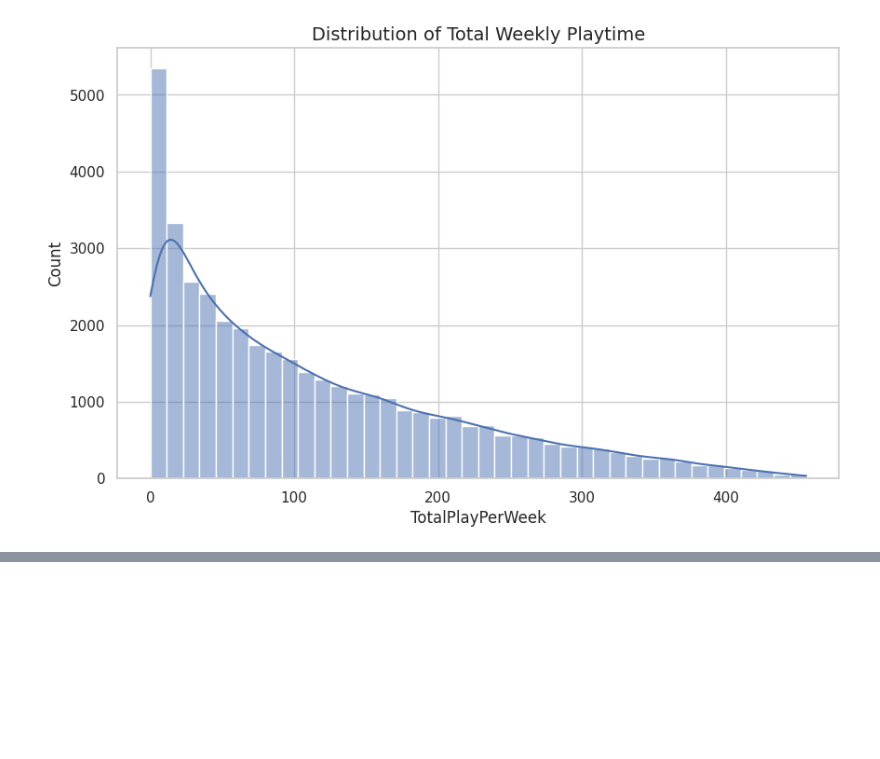
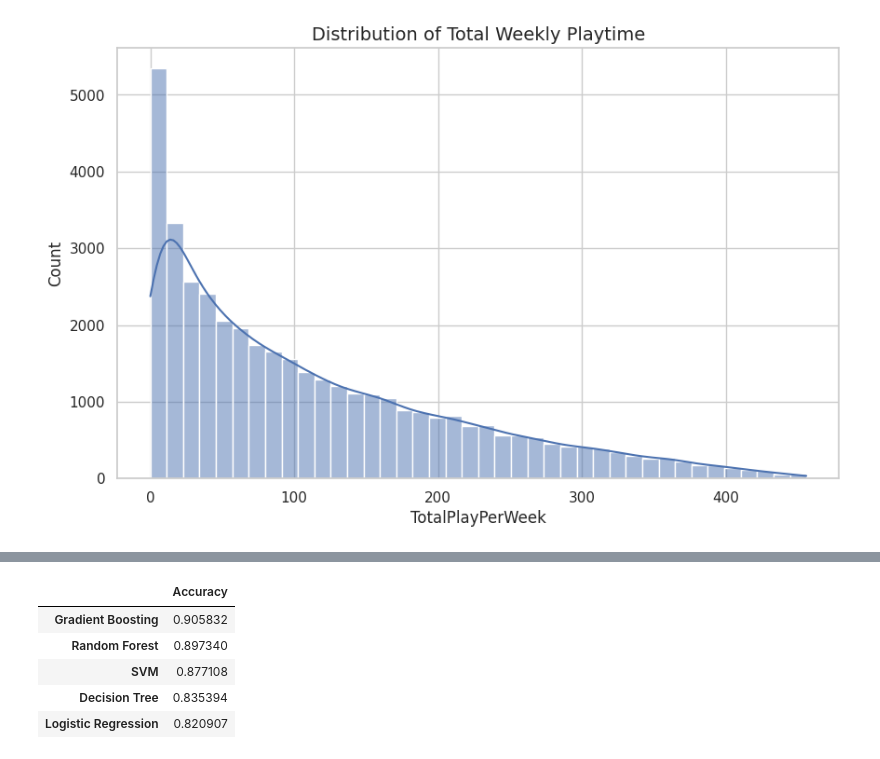
Before and after one commit to ajaynunna/Major-project---Online-gaming, a Jupyter notebook: Major_projects.ipynb, the cells around one changed output, grey strips where cells are left out. Cells and saved outputs as stored; diff of their text form; code cells hidden in the pictures; blank space fills up the shorter version.

```diff
--- a/Major_projects.ipynb
+++ b/Major_projects.ipynb
@@ -215,0 +466,19 @@ plt.show()
+# %%
+#Decision Tree Classifier
+
+from sklearn.tree import DecisionTreeClassifier
+from sklearn.metrics import accuracy_score, classification_report, confusion_matrix
+
+# Train model
+dt = DecisionTreeClassifier(random_state=42)
+dt.fit(X_train, y_train)
+
+# Predictions
+dt_pred = dt.predict(X_test)
+
+print(" Decision Tree Results:")
+print("Accuracy:", accuracy_score(y_test, dt_pred))
+print("\nClassification Report:\n", classification_report(y_test, dt_pred))
+
+# Confusion Matrix
+print("\nConfusion Matrix:\n", confusion_matrix(y_test, dt_pred))
@@ -215,0 +505,30 @@ plt.show()
+# %%
+# Compare All Models
+
+
+from sklearn.metrics import accuracy_score
+
+# Ensure all predictions exist before comparison
+
+model_performance = {
+    "Logistic Regression": accuracy_score(y_test, y_pred_lr),
+    "Decision Tree": accuracy_score(y_test, dt_pred),
+    "Random Forest": accuracy_score(y_test, rf_pred),
+    "Gradient Boosting": accuracy_score(y_test, gb_pred),
+    "SVM": accuracy_score(y_test, svm_pred)
+}
+
+# Display neatly
+import pandas as pd
+
+performance_df = pd.DataFrame.from_dict(model_performance, orient='index', columns=['Accuracy'])
+performance_df = performance_df.sort_values(by="Accuracy", ascending=False)
+
+performance_df
+# %% [output]
+|  | Accuracy |
+| Gradient Boosting | 0.905832 |
+| Random Forest | 0.897340 |
+| SVM | 0.877108 |
+| Decision Tree | 0.835394 |
+| Logistic Regression | 0.820907 |
```
Also changed, not shown: parts of 33 cells of this notebook.
